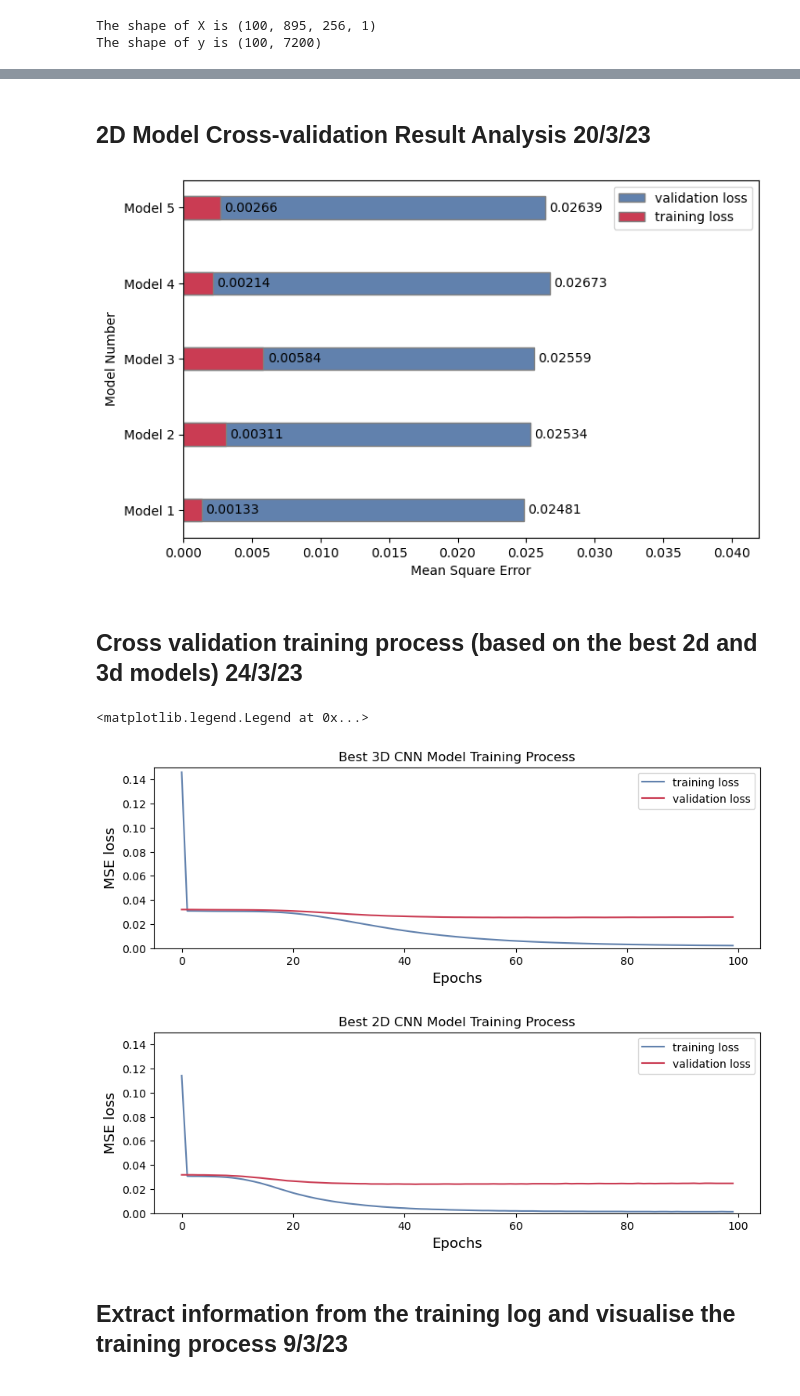
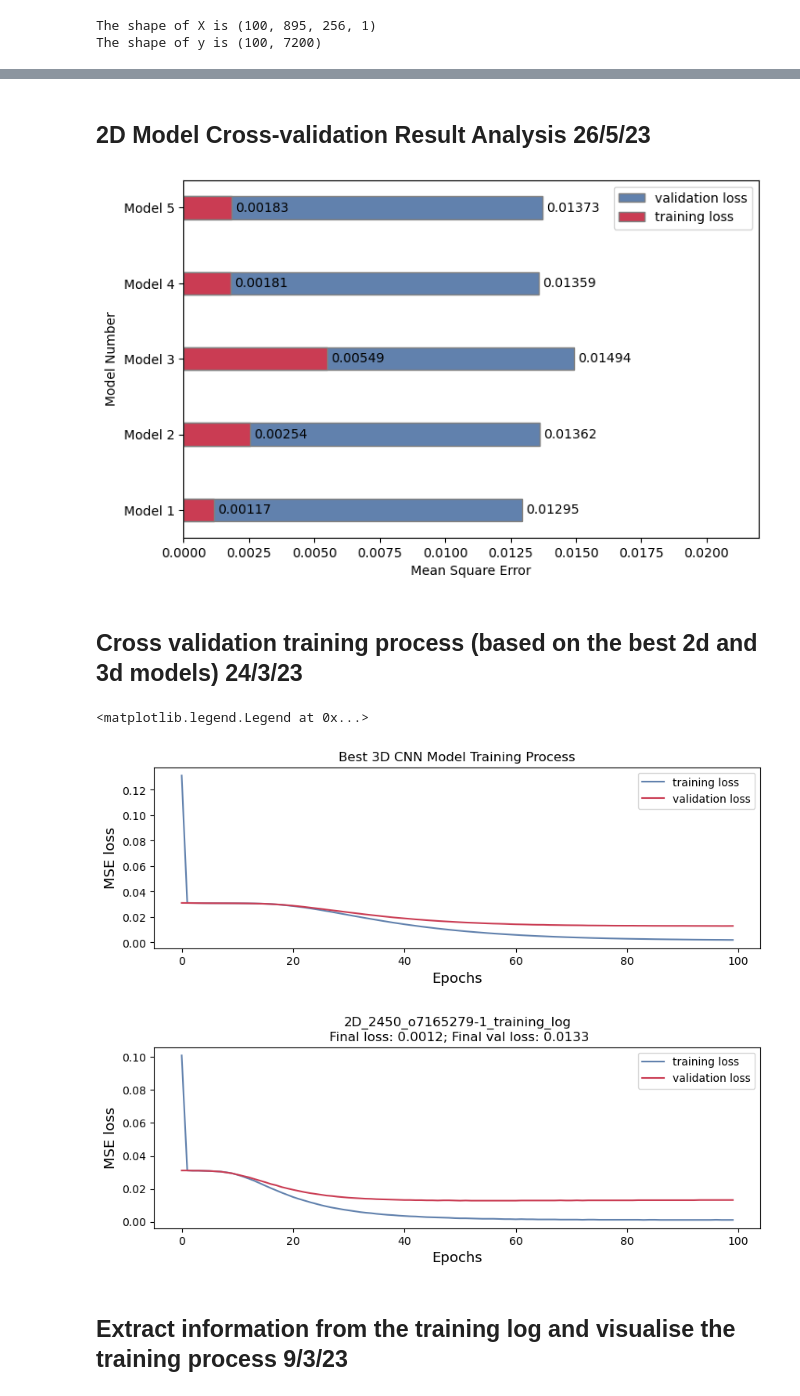
Before and after one commit to MC-Kangan/FYP_Ultrasound_Imaging_ML, a Jupyter notebook: Model_tester.ipynb, the cells around one changed output, grey strips where cells are left out. Cells and saved outputs as stored; diff of their text form; code cells hidden in the pictures.

Commit message:
Edit the code base to redo cross-validation

```diff
--- a/Model_tester.ipynb
+++ b/Model_tester.ipynb
@@ -1295,2 +1326,2 @@ fig.savefig('Results_graphs/3D_cross_validation.png')
 # %% [markdown]
-## 2D Model Cross-validation Result Analysis 20/3/23
+## 2D Model Cross-validation Result Analysis 26/5/23
@@ -1349,7 +1411,7 @@ ax.barh(br1, avg_loss_lst, color = '#CA3C53', height = barWidth,
 # Adding Xticks
 ax.set_ylabel('Model Number') # fontsize = 15
 ax.set_xlabel('Mean Square Error') # fontsize = 15
-ax.set_xlim(0, 0.042)
+ax.set_xlim(0, 0.022)
 ax.set_yticks([r for r in range(len(br1))],
         ['Model 1', 'Model 2', 'Model 3', 'Model 4', 'Model 5'])
 ax.legend()
@@ -1357,11 +1419,11 @@ ax.legend()
 for bars in ax.containers:
     ax.bar_label(bars, padding = 3)
 # %% [output]
-[figure, old version]
+[figure, new version]
 # %% [markdown]
 ## Cross validation training process (based on the best 2d and 3d models) 24/3/23
 # %%
-df = pd.read_csv('NN_model/model_training_log/3D_2000_o7127128-2_kv_training_log.csv')
+df = pd.read_csv('NN_model/model_training_log/Cross_validation_log_latest/3D_Model/3D_2000_o7121864_kv_training_log_v2.csv')
 df['ave_loss'] = (df.loss_1 + df.loss_2 + df.loss_3 + df.loss_4 + df.loss_5)/5
 df['ave_val_loss'] = (df.Val_loss_1 + df.Val_loss_2 + df.Val_loss_3 + df.Val_loss_4 + df.Val_loss_5)/5
 
@@ -1369,17 +1431,17 @@ plt.figure(figsize = (10,3))
 plt.plot(df.index, df.ave_loss, c = '#6181ad', label = 'training loss')
 plt.plot(df.index, df.ave_val_loss, c = '#CA3C53', label = 'validation loss')
 plt.title('Best 3D CNN Model Training Process')
-plt.ylim(0, 0.15)
+# plt.ylim(0, 0.15)
 plt.ylabel('MSE loss', fontsize = 13)
 plt.xlabel('Epochs', fontsize = 13)
 plt.legend()
 # %% [output]
 <matplotlib.legend.Legend at 0x...>
-[figure, old version]
+[figure, new version]
 # %%
-training_log_extractor('2D_2450_o7165279-1-plotting', save = True)
+training_log_extractor('2D_2450_o7165279-1-plotting_v2', save = True)
 # %% [output]
-[figure, old version]
+[figure, new version]
 # %%
 # 9/3/23
 def training_log_extractor(filename, save = True):
```
Also changed, not shown: parts of 13 cells of this notebook, 3 other files.
